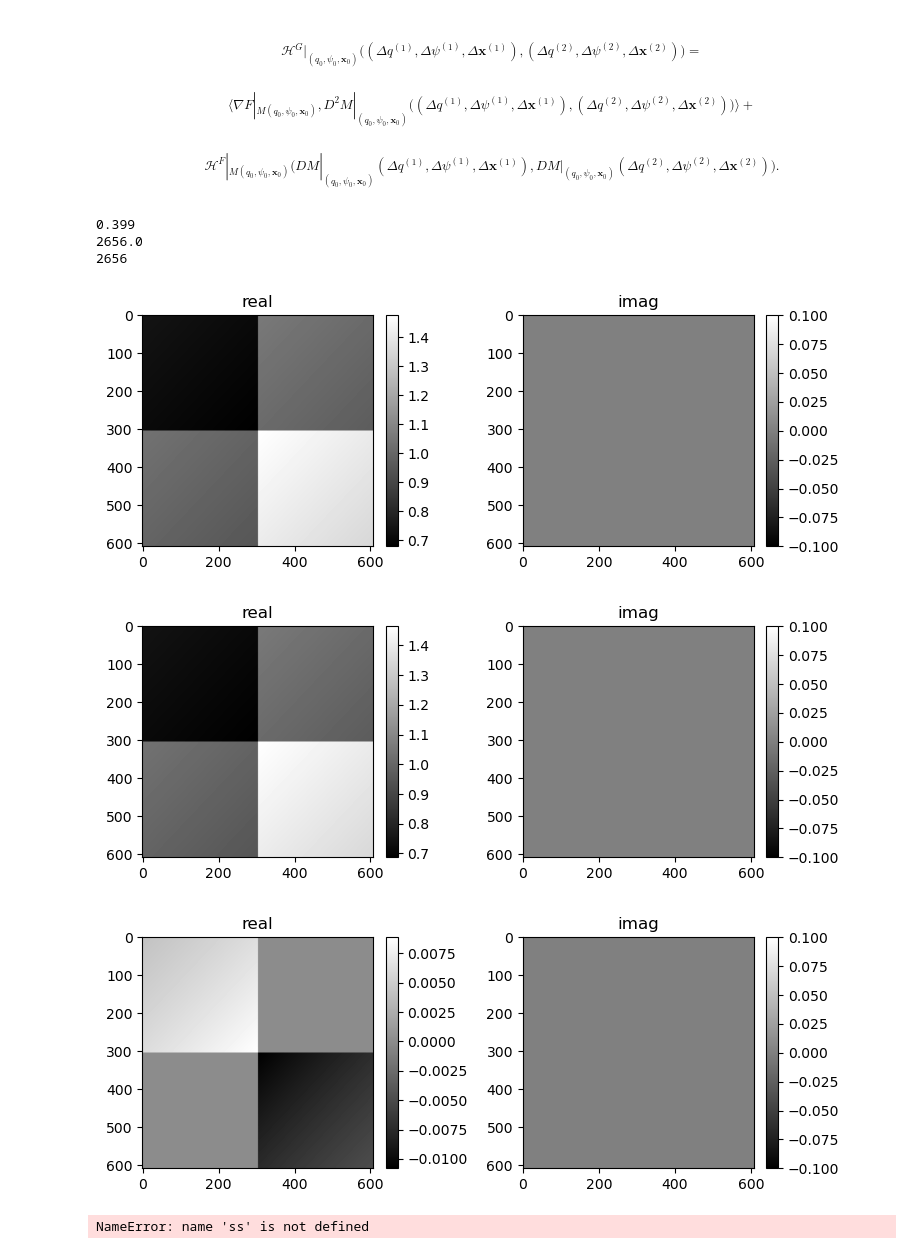
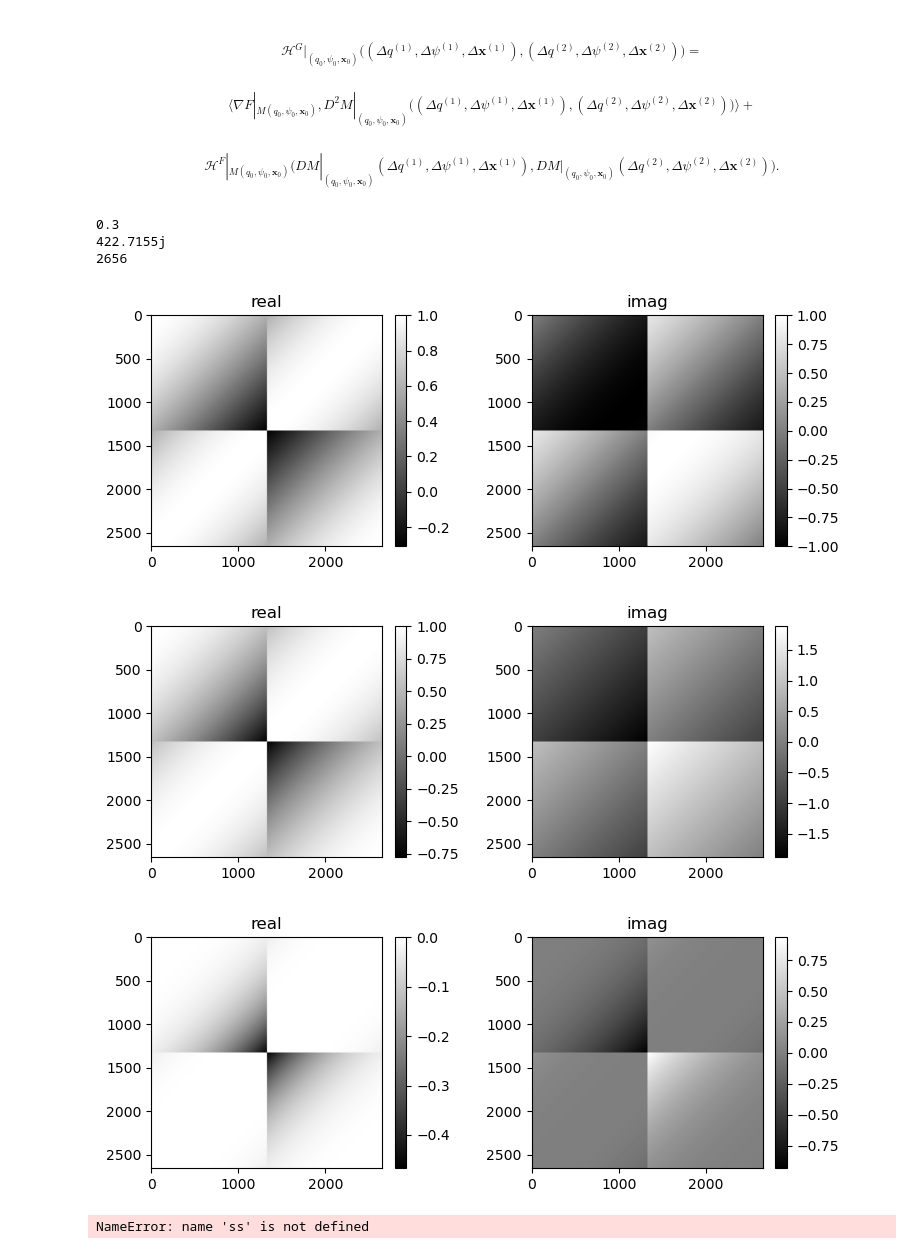
Before and after one commit to nikitinvv/holotomocupy, a Jupyter notebook: coded_apertures/pipeline/rec_nfp_position.ipynb, the cells around one changed output. Drawn from its saved outputs; the diff is of its cells as text; code cells hidden in the pictures.

```diff
--- a/coded_apertures/pipeline/rec_nfp_position.ipynb
+++ b/coded_apertures/pipeline/rec_nfp_position.ipynb
@@ -162,14 +165,15 @@ def _Tw0(psi, x, w, ptype='constant'):
     res = psi.copy()
     n = res.shape[-1]
     p = cp.pad(x, (0, res.shape[0]-x.shape[0]))
+    res= res*0+1
     res = cp.pad(res, ((0, 0), (n//2, n//2), (n//2, n//2)), ptype)
 
     xi = cp.fft.fftfreq(2*n).astype('float32')
     [xi2, xi1] = cp.meshgrid(xi, xi)
-
     pp = cp.exp(-2*cp.pi*1j * (xi1*p[:, 0, None, None]+xi2*p[:, 1, None, None]))
 
     pp = pp*w
+
     res = cp.fft.ifft2(pp*cp.fft.fft2(res))
     res = res[:, n//2:-n//2, n//2:-n//2]
     return res
@@ -194,9 +198,9 @@ def gradients(psi,q,x,d):
     xi1 = xi1*(-2*cp.pi*1j)##!!!
 
     [xi2, xi1] = cp.meshgrid(xi1, xi1)
+
     tksi1 = Twop(psi,x,xi1)
     tksi2 = Twop(psi,x,xi2)
-
     gradx = cp.zeros([1,npos,2],dtype='float32')
     gradx[:,:,0] = cp.real(cp.sum(cp.conj(q)*gradF*cp.conj(tksi1),axis=(2,3)))
     gradx[:,:,1] = cp.real(cp.sum(cp.conj(q)*gradF*cp.conj(tksi2),axis=(2,3)))
@@ -313,10 +317,10 @@ def cg_holo(data,ref, init_psi,init_prb,init_shifts, pars):
     for i in range(pars['niter']):
         gradpsi,gradprb,gradshift = gradients(psi,prb,shifts,data)
 
-        # psi[:] = cp.abs(psi)
+        # # psi[:] = cp.abs(psi)
 
         z = shifts.copy()
-        dz = shifts.copy()/1000
+        dz = shifts.copy()*0+1
         print(np.max(dz))
         xi1 = cp.fft.fftfreq(2*psi.shape[-1]).astype('float32')
         xi1 = xi1*(-2*cp.pi*1j)##!!!/100
@@ -331,7 +335,7 @@ def cg_holo(data,ref, init_psi,init_prb,init_shifts, pars):
         tt = (dzz[:,:,0]*xi1+dzz[:,:,1]*xi2)
         bb = (1+tt+0.5*tt**2)
         # print(cp.linalg.norm(aa[0,0]))
-        crop = 1024
+        crop = 1
         mshow_complex(aa[0,0,crop:-crop,crop:-crop],show)
         mshow_complex(bb[0,0,crop:-crop,crop:-crop],show)
         mshow_complex(bb[0,0,crop:-crop,crop:-crop]-aa[0,0,crop:-crop,crop:-crop],show)
@@ -339,17 +343,17 @@ def cg_holo(data,ref, init_psi,init_prb,init_shifts, pars):
 
         ss
 
-        # dz[:,:,0]=dz[:,:,1]
-        a0 = Sop(psi,z)
-        a = Sop(psi,z+dz)
-        b = Sop(psi,z)+DT(psi,z,dz)+D2T(psi,z,dz,dz)
+        # # dz[:,:,0]=dz[:,:,1]
+        # a0 = Sop(psi,z)
+        # a = Sop(psi,z+dz)
+        # b = Sop(psi,z)+DT(psi,z,dz)+D2T(psi,z,dz,dz)
 
-        crop = 100
-        mshow_polar(a0[0,0,crop:-crop,crop:-crop],show)
-        mshow_polar(a[0,0,crop:-crop,crop:-crop],show)
-        mshow_polar(a0[0,0,crop:-crop,crop:-crop]-a[0,0,crop:-crop,crop:-crop],show)
-        mshow_polar(b[0,0,crop:-crop,crop:-crop],show)
-        mshow_polar(a[0,0,crop:-crop,crop:-crop]-b[0,0,crop:-crop,crop:-crop],show)
+        # crop = 100
+        # mshow_polar(a0[0,0,crop:-crop,crop:-crop],show)
+        # mshow_polar(a[0,0,crop:-crop,crop:-crop],show)
+        # mshow_polar(a0[0,0,crop:-crop,crop:-crop]-a[0,0,crop:-crop,crop:-crop],show)
+        # mshow_polar(b[0,0,crop:-crop,crop:-crop],show)
+        # mshow_polar(a[0,0,crop:-crop,crop:-crop]-b[0,0,crop:-crop,crop:-crop],show)
 
 
         if i==0:
@@ -425,38 +429,38 @@ def cg_holo(data,ref, init_psi,init_prb,init_shifts, pars):
             plt.show()
 
     return psi,prb,conv,gammaha
 
 # fully on gpu
 rec_psi = cp.ones([1,ne,ne],dtype='complex64')
 data = cp.array(data00.copy())
 ref = cp.array(ref0.copy())
 rec_shifts = cp.array(shifts)
 shifts_init = cp.array(shifts)
 
 rec_shifts[:,0,0]-=1
 # rec_shifts[:,0,1]
 
 rec_psi = rec_init(ref0,data00,rec_shifts)
 rec_prb = cp.ones([1,n+2*pad,n+2*pad],dtype='complex64')
 pars = {'niter': 2, 'err_step': 1, 'vis_step': 0}
 
 # rec_prb = cp.array(np.load(f'{path}/data/prb_{flg}.npy'))
 # rec_psi = cp.array(np.load(f'{path}/data/psi_{flg}.npy'))
 # rec_psi = rec_psi[:,rec_psi.shape[1]//2-ne//2:rec_psi.shape[1]//2+ne//2,rec_psi.shape[2]//2-ne//2:rec_psi.shape[2]//2+ne//2]
 # np.save(f'{path}/data/psi_{flg}', psi)
 rec_psi,rec_prb,conv,gammaha = cg_holo(data,ref,rec_psi,rec_prb,rec_shifts, pars)
 
 # k = f'cghessians'
 # np.save(f'data/rec_psi_{k}_{pars['niter']}',rec_psi.get())
 # np.save(f'data/rec_prb_{k}_{pars['niter']}',rec_prb.get())
 # np.save(f'data/conv_{k}_{pars['niter']}',conv)
 # %% [output]
-0.399
-2656.0
+0.3
+422.7155j
 2656
-[figure, old version]
+[figure, new version]
-[figure, old version]
+[figure, new version]
-[figure, old version]
+[figure, new version]
 NameError: name 'ss' is not defined
 # %%
 # np.save(f'data/gammaha_{k}_{pars['niter']}',gammaha)
```
Also changed, not shown: parts of 1 cell of this notebook, 10 other files.
